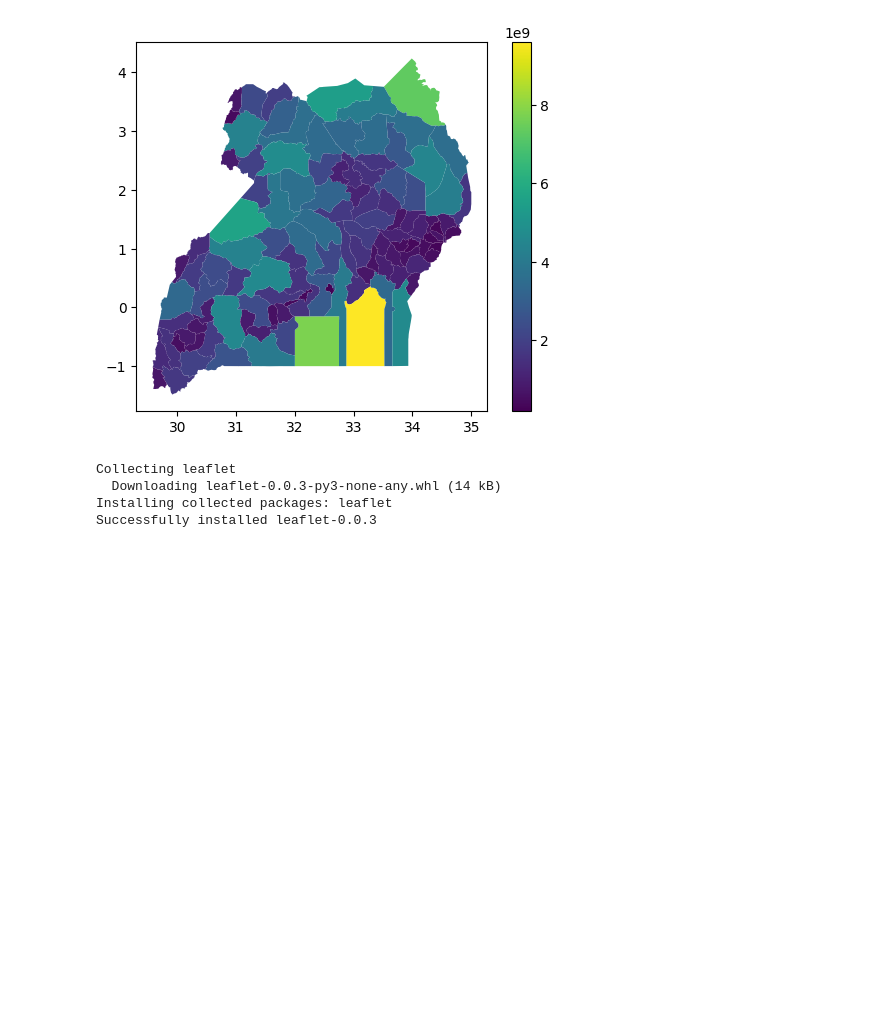
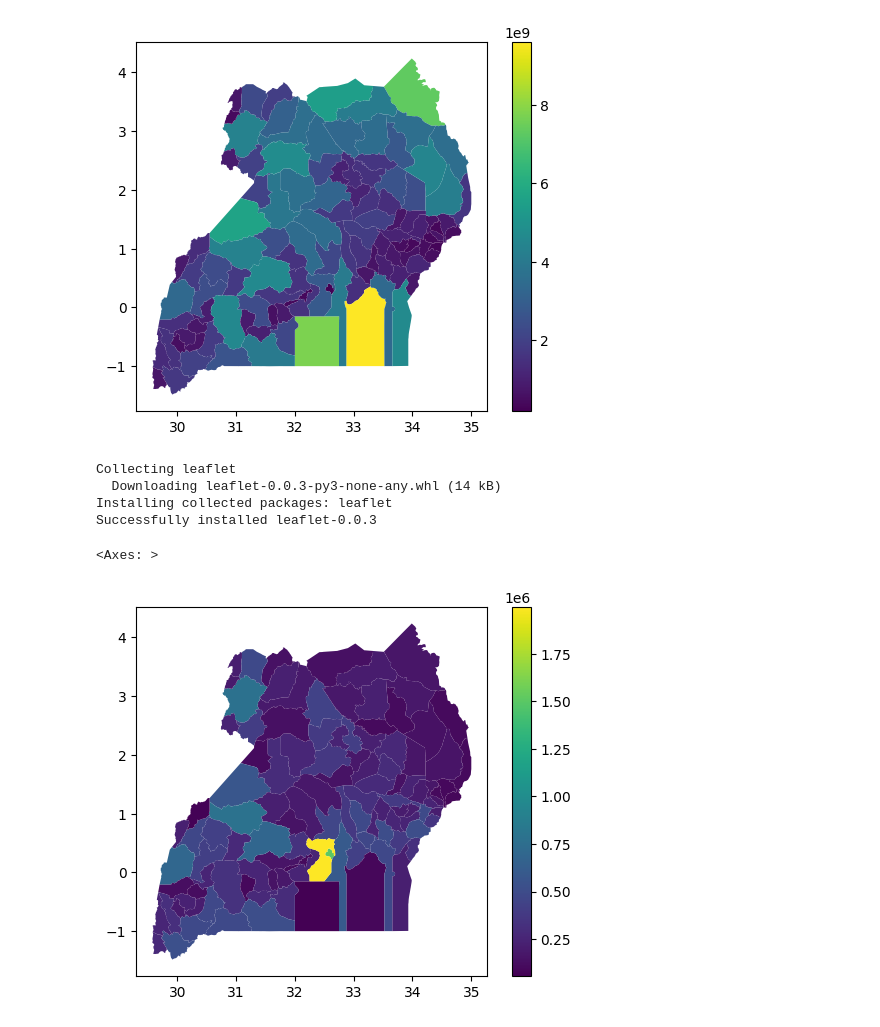
Before and after one commit to igelat/BSG_gis, a Jupyter notebook: geopandas.ipynb, the cells around one changed output. Saved outputs shown, nothing was run; the diff lists cells and outputs as text; code cells hidden in the pictures; blank space fills up the shorter version.

```diff
--- a/geopandas.ipynb
+++ b/geopandas.ipynb
@@ -87,3 +87,9 @@ Collecting leaflet
   Downloading leaflet-0.0.3-py3-none-any.whl (14 kB)
 Installing collected packages: leaflet
 Successfully installed leaflet-0.0.3
+# %%
+# display data
+data.plot("Population",legend=True)
+# %% [output]
+<Axes: >
+[figure, added]
```
Also changed, not shown: parts of 11 cells of this notebook.
